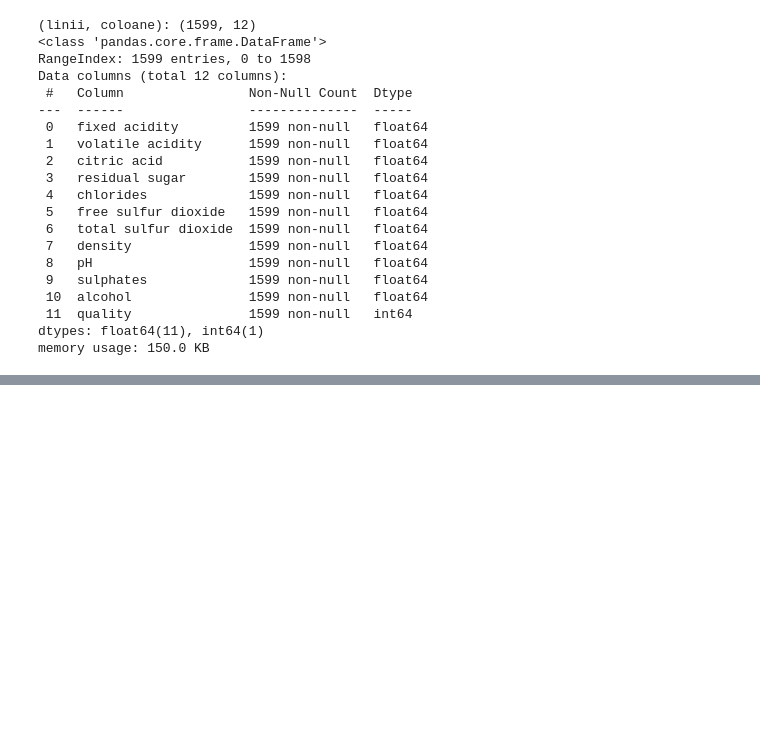
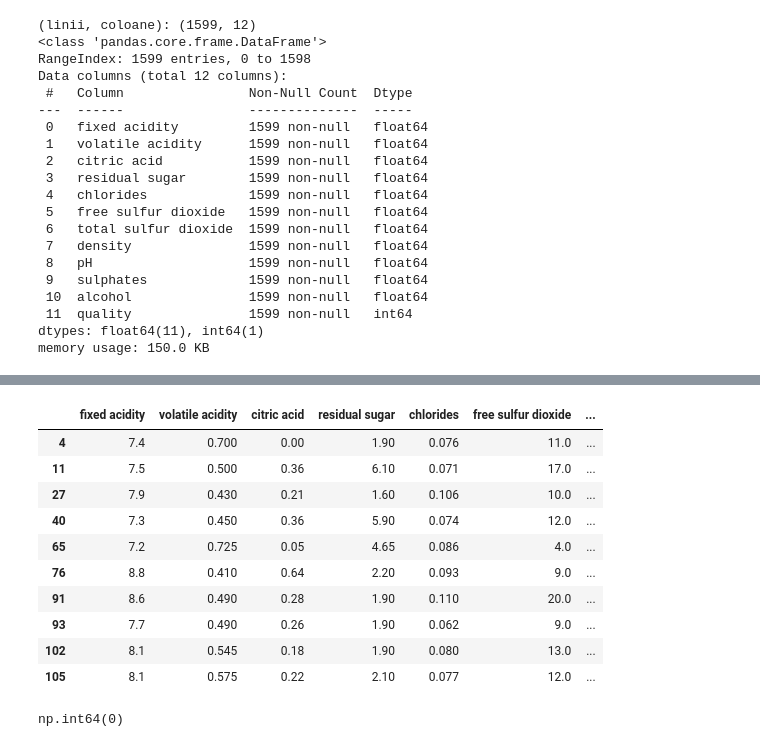
Before and after one commit to bratzaharia/django-react-CRUD, a Jupyter notebook: Project2_Wine_Quality_Scoring.ipynb, the cells around one changed output, grey strips where cells are left out. Drawn from its saved outputs; the diff is of its cells as text; code cells hidden in the pictures; blank space fills up the shorter version.

```diff
--- a/Project2_Wine_Quality_Scoring.ipynb
+++ b/Project2_Wine_Quality_Scoring.ipynb
@@ -64,0 +77,25 @@ memory usage: 150.0 KB
+# %%
+# Verificat valori null
+# df_raw.isnull().sum().value_counts(dropna=False).head(20)
+
+# Verificare valori duplicate:
+df_raw.duplicated().sum()
+df_raw[df_raw.duplicated()].head(10)
+# %% [output]
+|  | fixed acidity | volatile acidity | citric acid | residual sugar | chlorides | free sulfur dioxide | ... |
+| 4 | 7.4 | 0.700 | 0.00 | 1.90 | 0.076 | 11.0 | ... |
+| 11 | 7.5 | 0.500 | 0.36 | 6.10 | 0.071 | 17.0 | ... |
+| 27 | 7.9 | 0.430 | 0.21 | 1.60 | 0.106 | 10.0 | ... |
+| 40 | 7.3 | 0.450 | 0.36 | 5.90 | 0.074 | 12.0 | ... |
+| 65 | 7.2 | 0.725 | 0.05 | 4.65 | 0.086 | 4.0 | ... |
+| 76 | 8.8 | 0.410 | 0.64 | 2.20 | 0.093 | 9.0 | ... |
+| 91 | 8.6 | 0.490 | 0.28 | 1.90 | 0.110 | 20.0 | ... |
+| 93 | 7.7 | 0.490 | 0.26 | 1.90 | 0.062 | 9.0 | ... |
+| 102 | 8.1 | 0.545 | 0.18 | 1.90 | 0.080 | 13.0 | ... |
+| 105 | 8.1 | 0.575 | 0.22 | 2.10 | 0.077 | 12.0 | ... |
+# %%
+# delete duplicates
+df = df_raw.drop_duplicates().reset_index(drop=True)
+df.duplicated().sum()
+# %% [output]
+np.int64(0)
```
Also changed, not shown: parts of 6 cells of this notebook.
